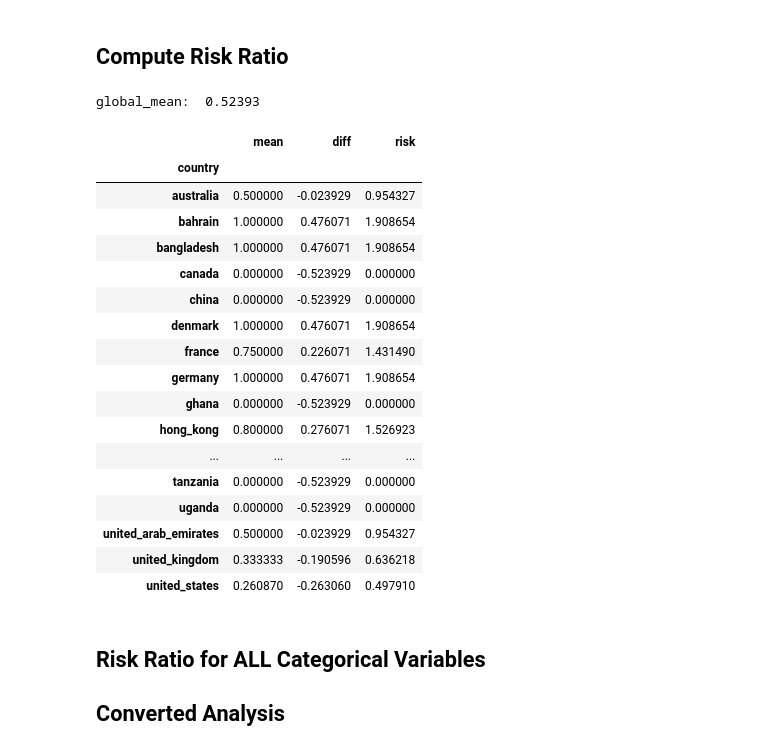
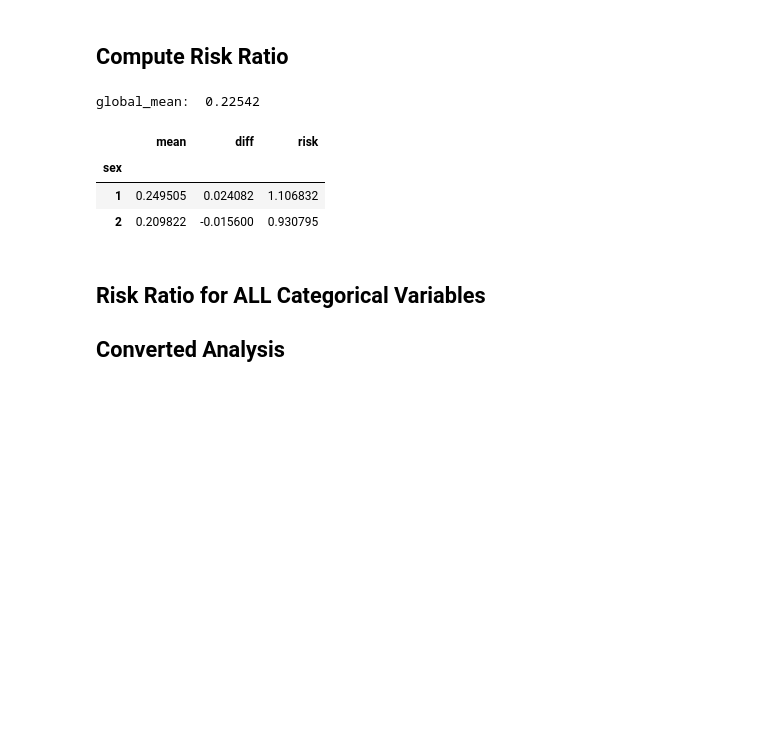
Before and after one commit to jmohsbeck1/jpmc_mle, a Jupyter notebook: Credit_Default_Lab.ipynb, the cells around one changed output. Drawn from its saved outputs; the diff is of its cells as text; code cells hidden in the pictures; blank space fills up the shorter version.

```diff
--- a/Credit_Default_Lab.ipynb
+++ b/Credit_Default_Lab.ipynb
@@ -311,7 +311,7 @@ memory usage: 4.3+ MB
 # %% [markdown]
 ## Change dtypes from object to int or float
 # %%
-df = df.astype({'sex':'int', 'education':'int', 'marriage':'int', 'age':'int'})
+df = df.astype({'limit_bal':'float','sex':'int', 'education':'int', 'marriage':'int', 'age':'int'})
 df = df.astype({'default_payment_next_month':'int'})
 df = df.astype({'pay_0': 'int', 'pay_2':'int', 'pay_3':'int', 'pay_4':'int', 'pay_5':'int', 'pay_6':'int'})
 df = df.astype({'bill_amt1': 'float', 'bill_amt2':'float', 'bill_amt3':'float', 'bill_amt4':'float','bill_amt5':'float', 'bill_amt6':'float'})
@@ -474,36 +485,22 @@ what matters most == other: 0.0
 # %% [markdown]
 ## Compute Risk Ratio
 # %%
-global_mean = df_train_full.converted.mean()
+global_mean = df_train_full.default.mean()
 print('global_mean: ', round(global_mean, 5))
 
-df_group = df_train_full.groupby(by='country').converted.agg(['mean'])
+df_group = df_train_full.groupby(by='sex').default.agg(['mean'])
 
 df_group['diff'] = df_group['mean'] - global_mean
 
 df_group['risk'] = df_group['mean'] / global_mean
 
 df_group
 # %% [output]
-global_mean:  0.52393
+global_mean:  0.22542
 |  | mean | diff | risk |
-| country |  |  |  |
-| australia | 0.500000 | -0.023929 | 0.954327 |
-| bahrain | 1.000000 | 0.476071 | 1.908654 |
-| bangladesh | 1.000000 | 0.476071 | 1.908654 |
-| canada | 0.000000 | -0.523929 | 0.000000 |
-| china | 0.000000 | -0.523929 | 0.000000 |
-| denmark | 1.000000 | 0.476071 | 1.908654 |
-| france | 0.750000 | 0.226071 | 1.431490 |
-| germany | 1.000000 | 0.476071 | 1.908654 |
-| ghana | 0.000000 | -0.523929 | 0.000000 |
-| hong_kong | 0.800000 | 0.276071 | 1.526923 |
-| ... | ... | ... | ... |
-| tanzania | 0.000000 | -0.523929 | 0.000000 |
-| uganda | 0.000000 | -0.523929 | 0.000000 |
-| united_arab_emirates | 0.500000 | -0.023929 | 0.954327 |
-| united_kingdom | 0.333333 | -0.190596 | 0.636218 |
-| united_states | 0.260870 | -0.263060 | 0.497910 |
+| sex |  |  |  |
+| 1 | 0.249505 | 0.024082 | 1.106832 |
+| 2 | 0.209822 | -0.015600 | 0.930795 |
 # %% [markdown]
 ## Risk Ratio for ALL Categorical Variables
 
```
Also changed, not shown: parts of 23 cells of this notebook.
